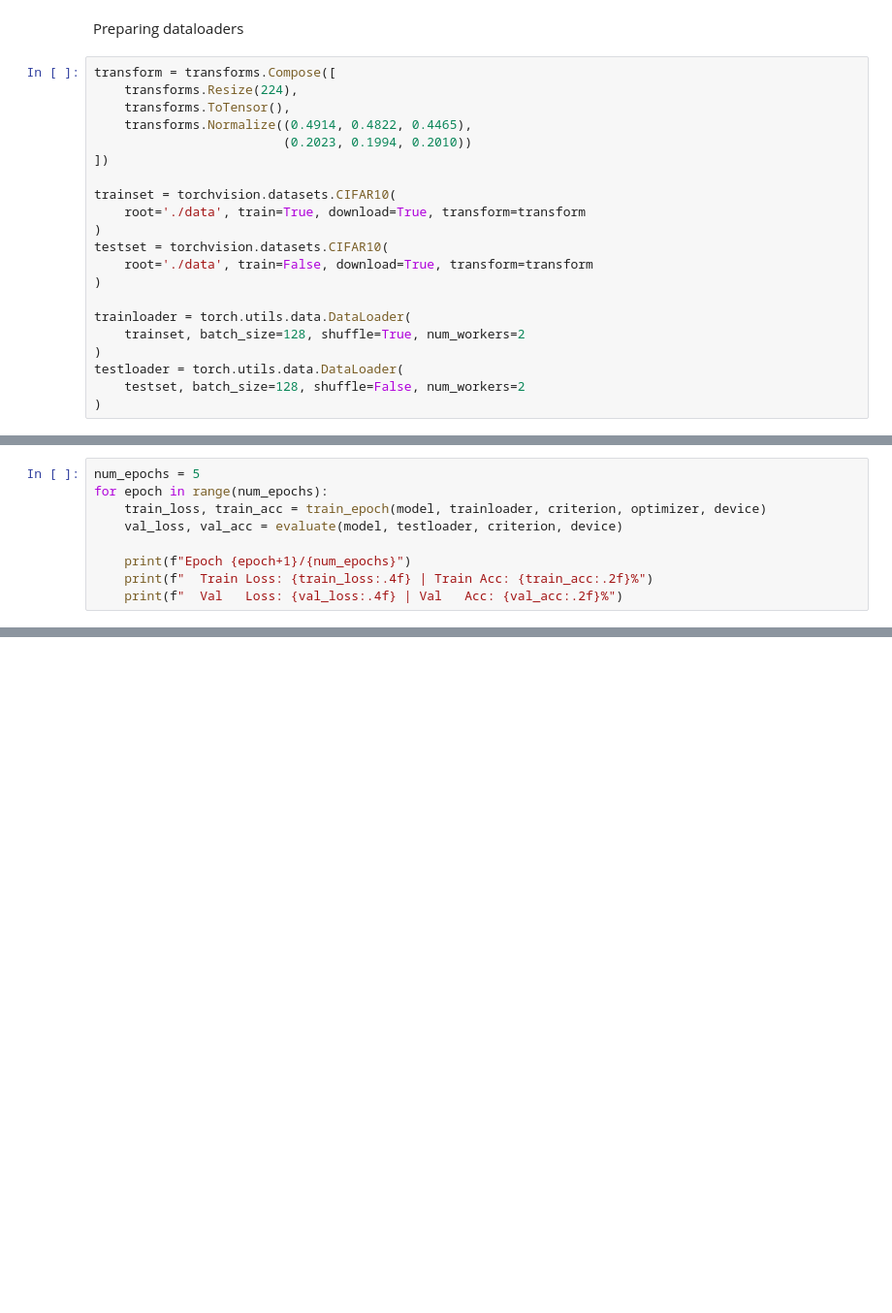
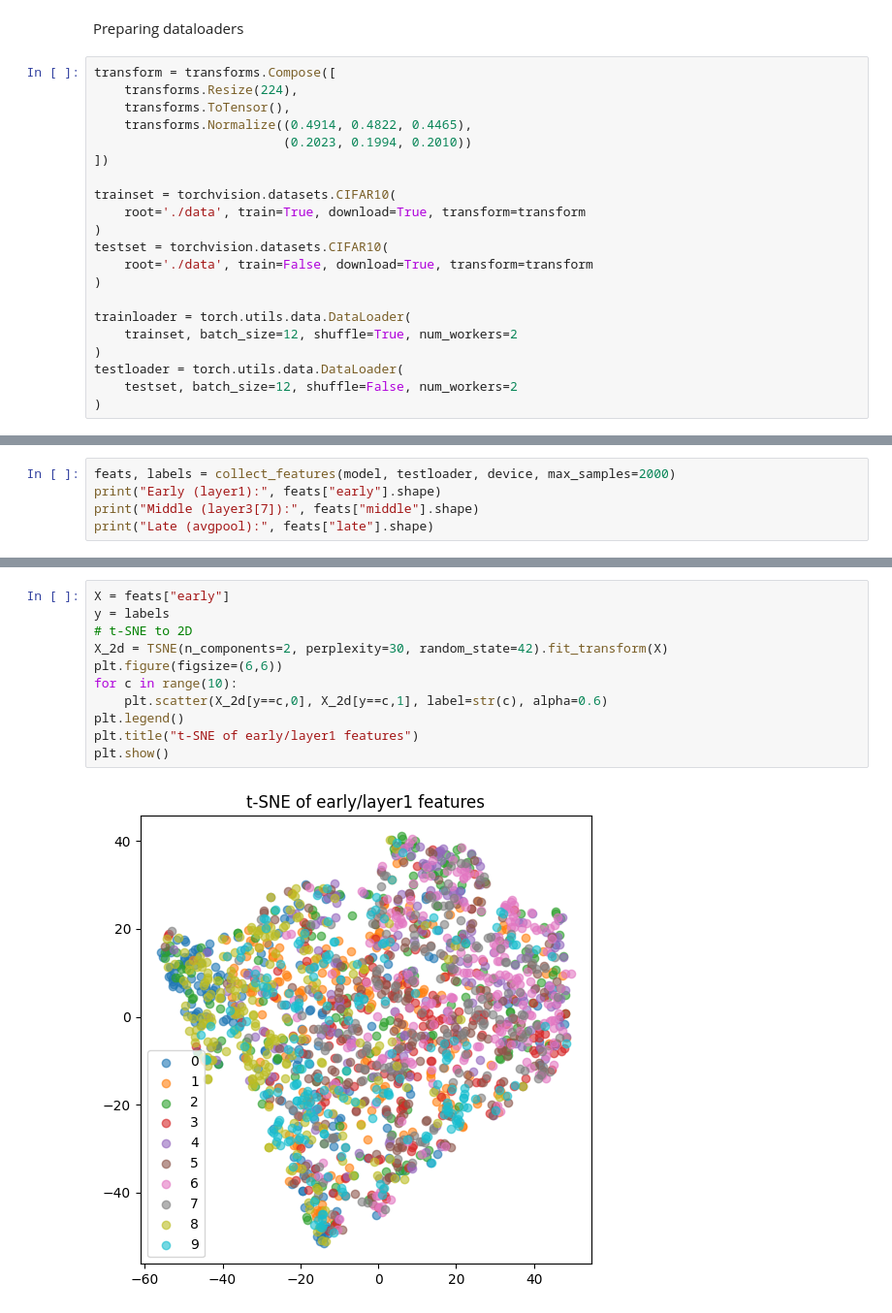
Before and after one commit to oozeman64/ATML-PA0, a Jupyter notebook: 1-3-ResNet-Features.ipynb, the cells around one changed output, grey strips where cells are left out. Shown: that part at 97% size. Drawn from its saved outputs; the diff is of its cells as text; blank space fills up the shorter version.

```diff
--- a/1-3-ResNet-Features.ipynb
+++ b/1-3-ResNet-Features.ipynb
@@ -43,8 +68,8 @@ testset = torchvision.datasets.CIFAR10(
 )
 
 trainloader = torch.utils.data.DataLoader(
-    trainset, batch_size=128, shuffle=True, num_workers=2
+    trainset, batch_size=12, shuffle=True, num_workers=2
 )
 testloader = torch.utils.data.DataLoader(
-    testset, batch_size=128, shuffle=False, num_workers=2
+    testset, batch_size=12, shuffle=False, num_workers=2
 )
@@ -97,10 +176,6 @@ def evaluate(model, loader, criterion, device):
 # %%
-num_epochs = 5
-for epoch in range(num_epochs):
-    train_loss, train_acc = train_epoch(model, trainloader, criterion, optimizer, device)
-    val_loss, val_acc = evaluate(model, testloader, criterion, device)
-
-    print(f"Epoch {epoch+1}/{num_epochs}")
-    print(f"  Train Loss: {train_loss:.4f} | Train Acc: {train_acc:.2f}%")
-    print(f"  Val   Loss: {val_loss:.4f} | Val   Acc: {val_acc:.2f}%")
+feats, labels = collect_features(model, testloader, device, max_samples=2000)
+print("Early (layer1):", feats["early"].shape)
+print("Middle (layer3[7]):", feats["middle"].shape)
+print("Late (avgpool):", feats["late"].shape)
 # %% [output]
@@ -121,0 +185,13 @@ Epoch 5/5
+# %%
+X = feats["early"]
+y = labels
+# t-SNE to 2D
+X_2d = TSNE(n_components=2, perplexity=30, random_state=42).fit_transform(X)
+plt.figure(figsize=(6,6))
+for c in range(10):
+    plt.scatter(X_2d[y==c,0], X_2d[y==c,1], label=str(c), alpha=0.6)
+plt.legend()
+plt.title("t-SNE of early/layer1 features")
+plt.show()
+# %% [output]
+[figure, added]
```
Also changed, not shown: parts of 11 cells of this notebook.
